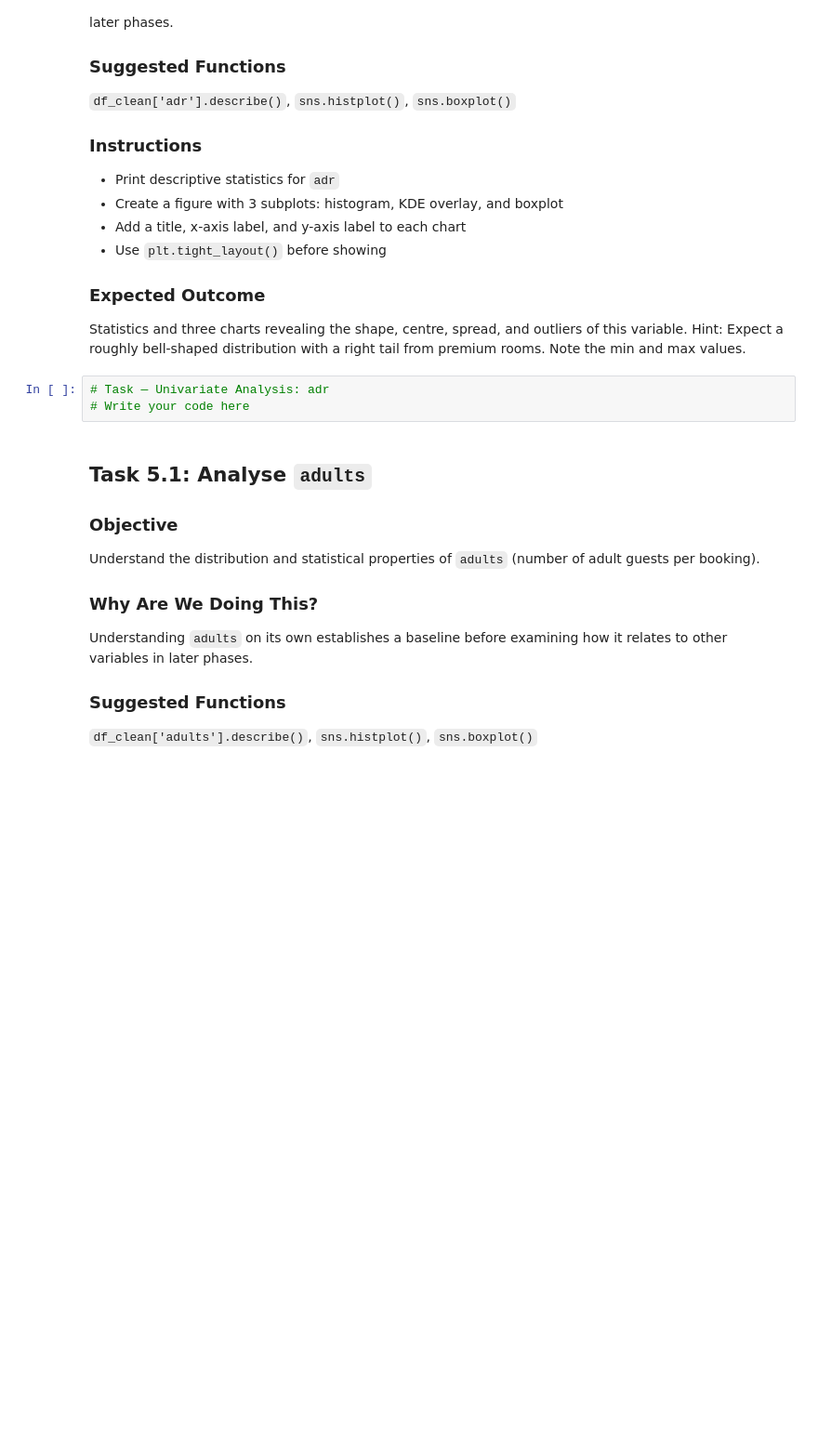
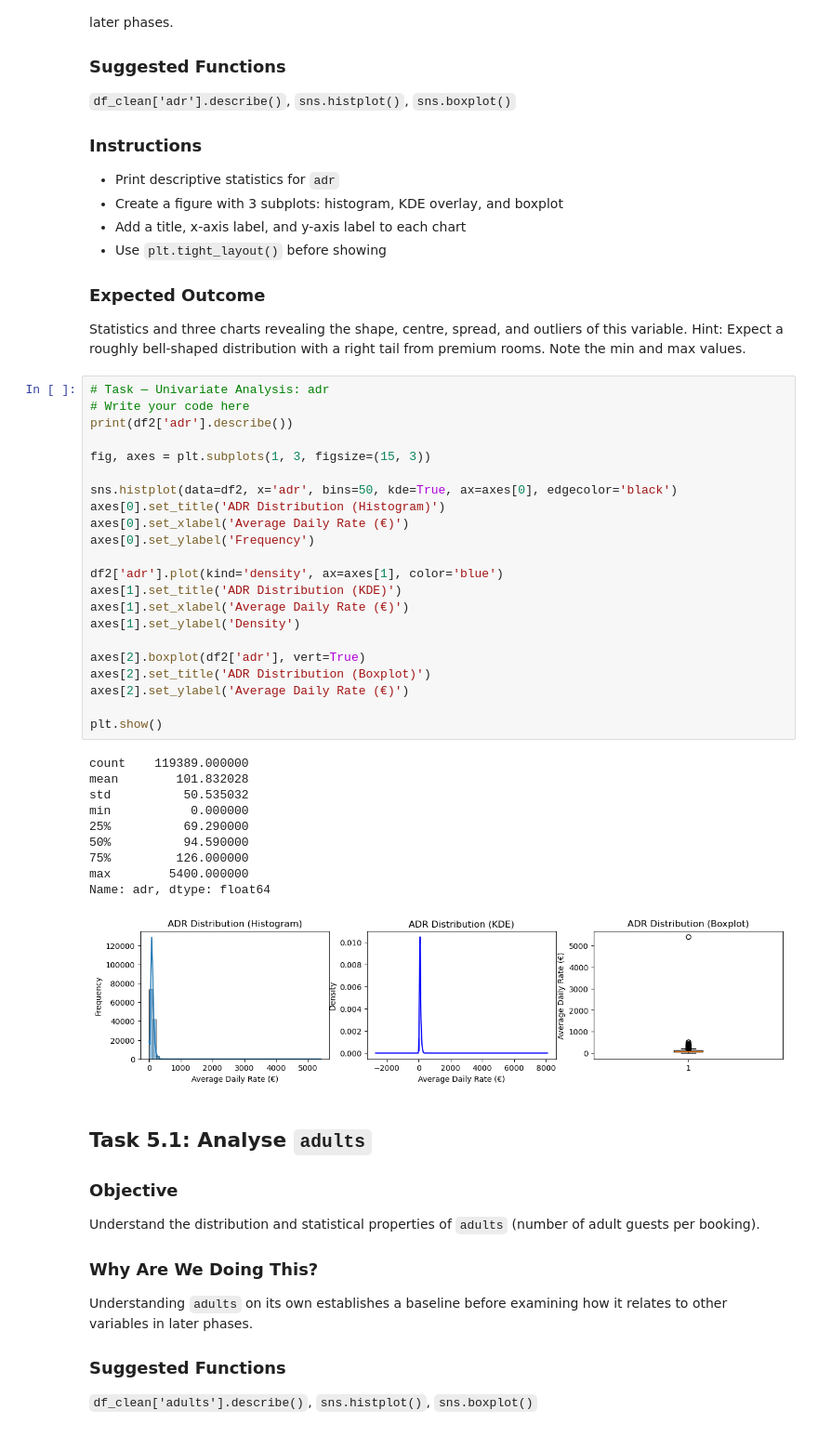
Before and after one commit to Gaurav5791/DATA-SCIENCE-Project-1, a Jupyter notebook: Hotel_Booking_EDA_DS_BATCH_4.ipynb, the cells around one changed output. Shown at 93% size. Saved outputs shown, nothing was run; the diff lists cells and outputs as text; blank space fills up the shorter version.

```diff
--- a/Hotel_Booking_EDA_DS_BATCH_4.ipynb
+++ b/Hotel_Booking_EDA_DS_BATCH_4.ipynb
@@ -1318,6 +1318,36 @@ Statistics and three charts revealing the shape, centre, spread, and outliers of
 # %%
 # Task — Univariate Analysis: adr
 # Write your code here
+print(df2['adr'].describe())
+
+fig, axes = plt.subplots(1, 3, figsize=(15, 3))
+
+sns.histplot(data=df2, x='adr', bins=50, kde=True, ax=axes[0], edgecolor='black')
+axes[0].set_title('ADR Distribution (Histogram)')
+axes[0].set_xlabel('Average Daily Rate (€)')
+axes[0].set_ylabel('Frequency')
+
+df2['adr'].plot(kind='density', ax=axes[1], color='blue')
+axes[1].set_title('ADR Distribution (KDE)')
+axes[1].set_xlabel('Average Daily Rate (€)')
+axes[1].set_ylabel('Density')
+
+axes[2].boxplot(df2['adr'], vert=True)
+axes[2].set_title('ADR Distribution (Boxplot)')
+axes[2].set_ylabel('Average Daily Rate (€)')
+
+plt.show()
+# %% [output]
+count    119389.000000
+mean        101.832028
+std          50.535032
+min           0.000000
+25%          69.290000
+50%          94.590000
+75%         126.000000
+max        5400.000000
+Name: adr, dtype: float64
+[figure, added]
 # %% [markdown]
 ## Task 5.1: Analyse `adults`
 
```
